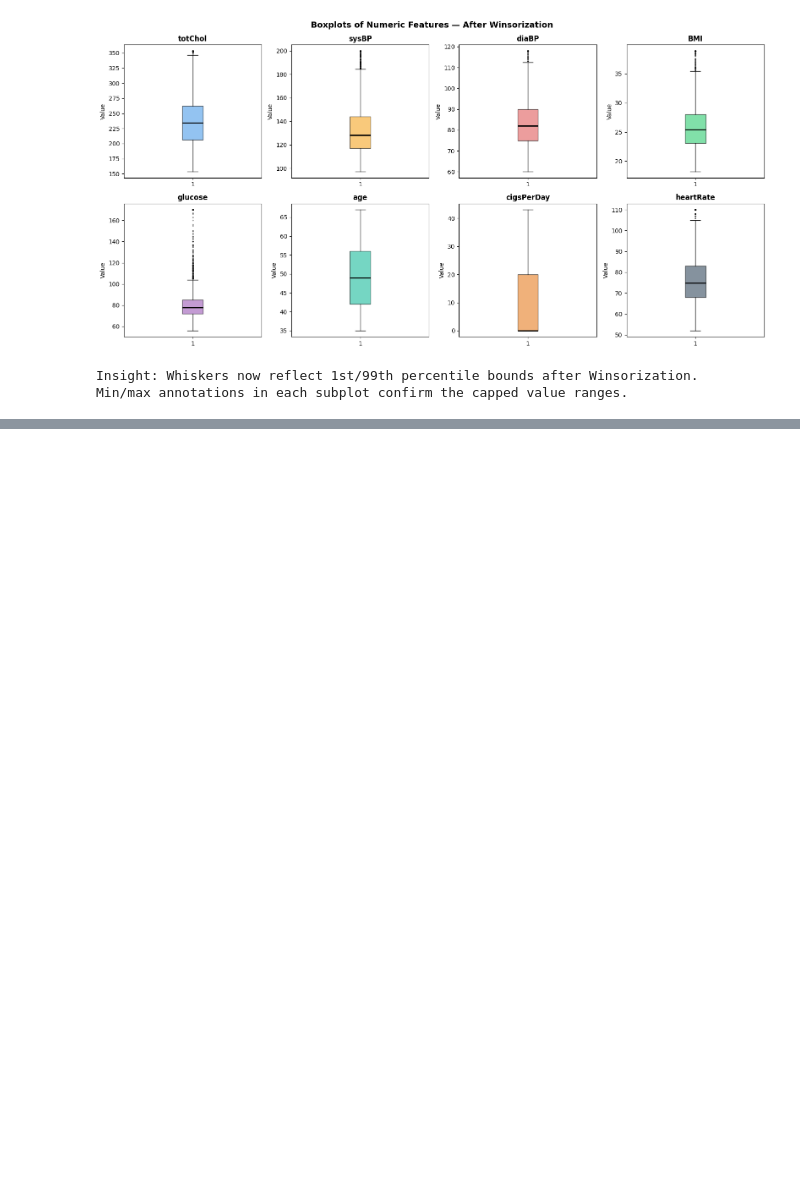
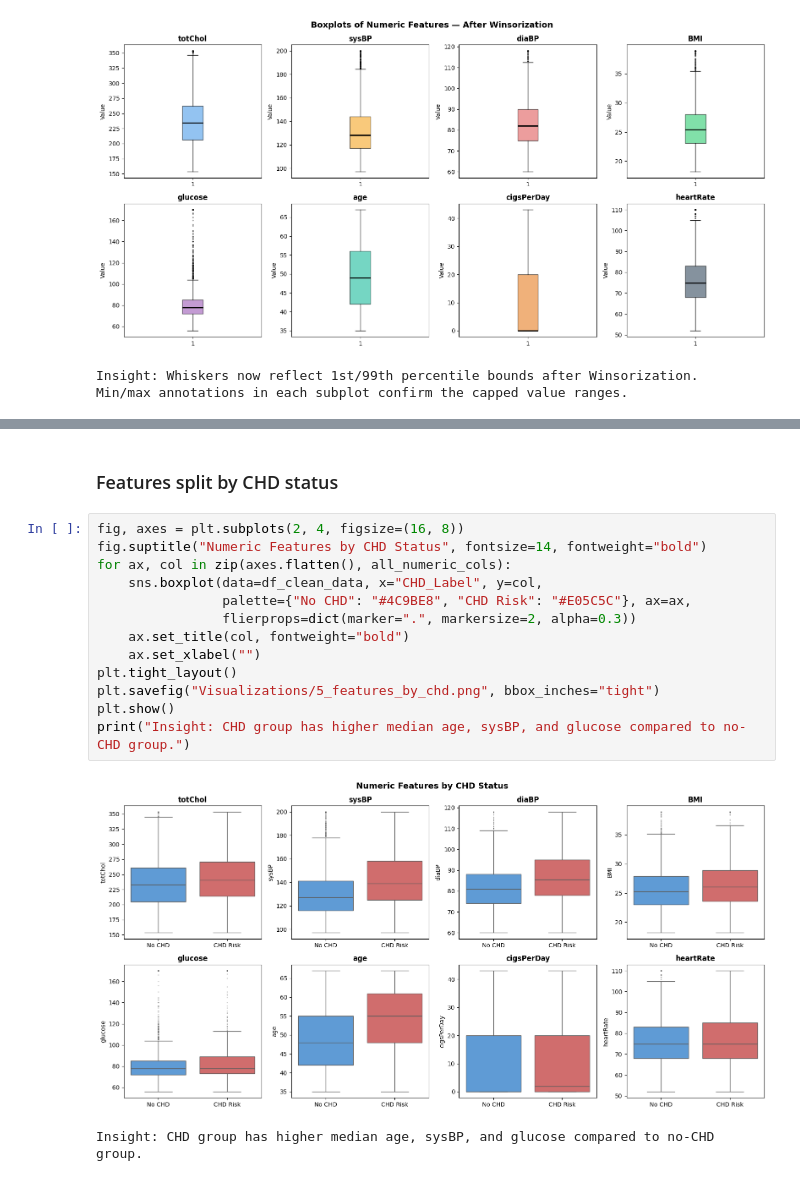
Before and after one commit to olkanth/MSCS_634_Project, a Jupyter notebook: MSCS_634_Project_Deliverable4.ipynb, the cells around one changed output, grey strips where cells are left out. Saved outputs shown, nothing was run; the diff lists cells and outputs as text; blank space fills up the shorter version.

```diff
--- a/MSCS_634_Project_Deliverable4.ipynb
+++ b/MSCS_634_Project_Deliverable4.ipynb
@@ -379,0 +420,18 @@ Min/max annotations in each subplot confirm the capped value ranges.
+# %% [markdown]
+### Features split by CHD status
+# %%
+fig, axes = plt.subplots(2, 4, figsize=(16, 8))
+fig.suptitle("Numeric Features by CHD Status", fontsize=14, fontweight="bold")
+for ax, col in zip(axes.flatten(), all_numeric_cols):
+    sns.boxplot(data=df_clean_data, x="CHD_Label", y=col,
+                palette={"No CHD": "#4C9BE8", "CHD Risk": "#E05C5C"}, ax=ax,
+                flierprops=dict(marker=".", markersize=2, alpha=0.3))
+    ax.set_title(col, fontweight="bold")
+    ax.set_xlabel("")
+plt.tight_layout()
+plt.savefig("Visualizations/5_features_by_chd.png", bbox_inches="tight")
+plt.show()
+print("Insight: CHD group has higher median age, sysBP, and glucose compared to no-CHD group.")
+# %% [output]
+[figure, added]
+Insight: CHD group has higher median age, sysBP, and glucose compared to no-CHD group.
```
Also changed, not shown: parts of 11 cells of this notebook.
